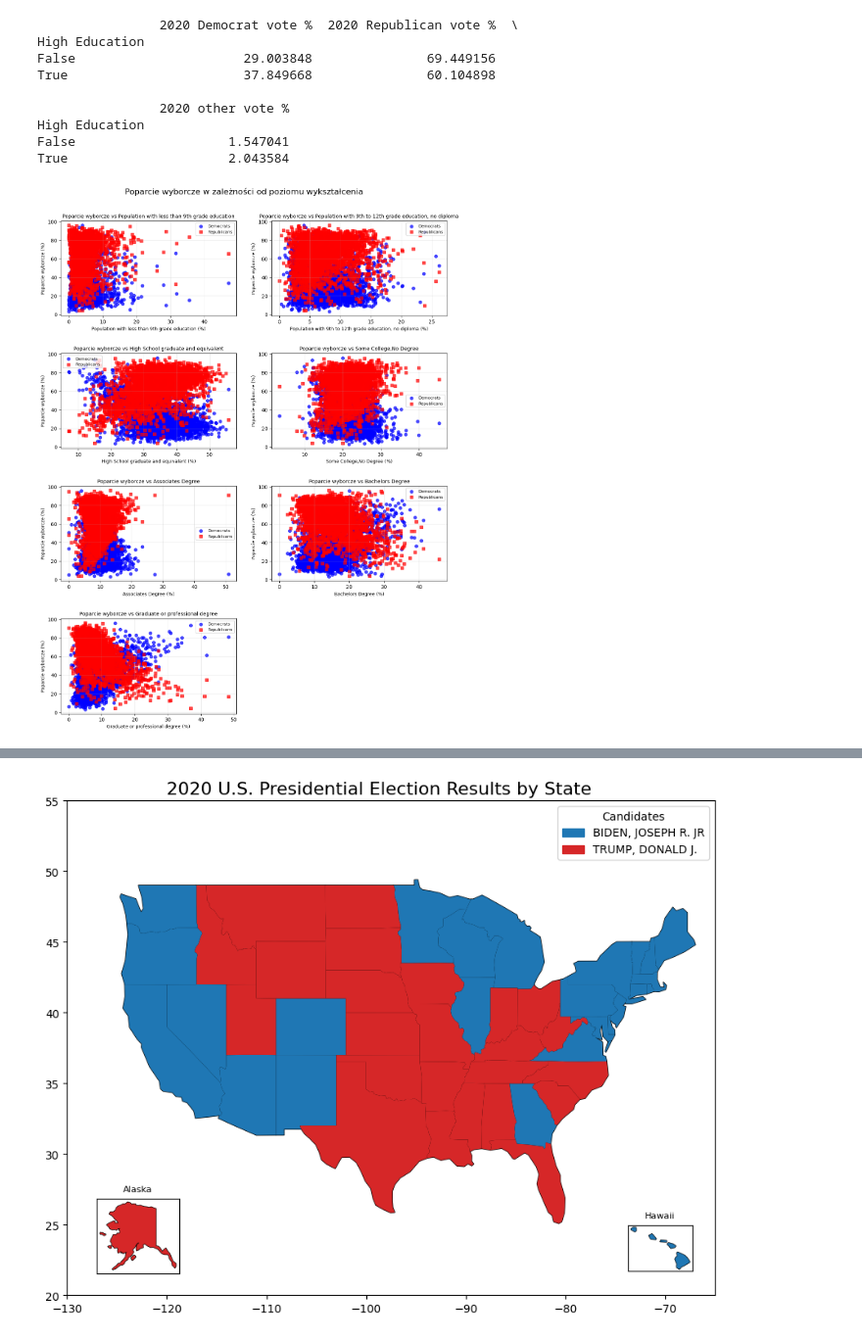
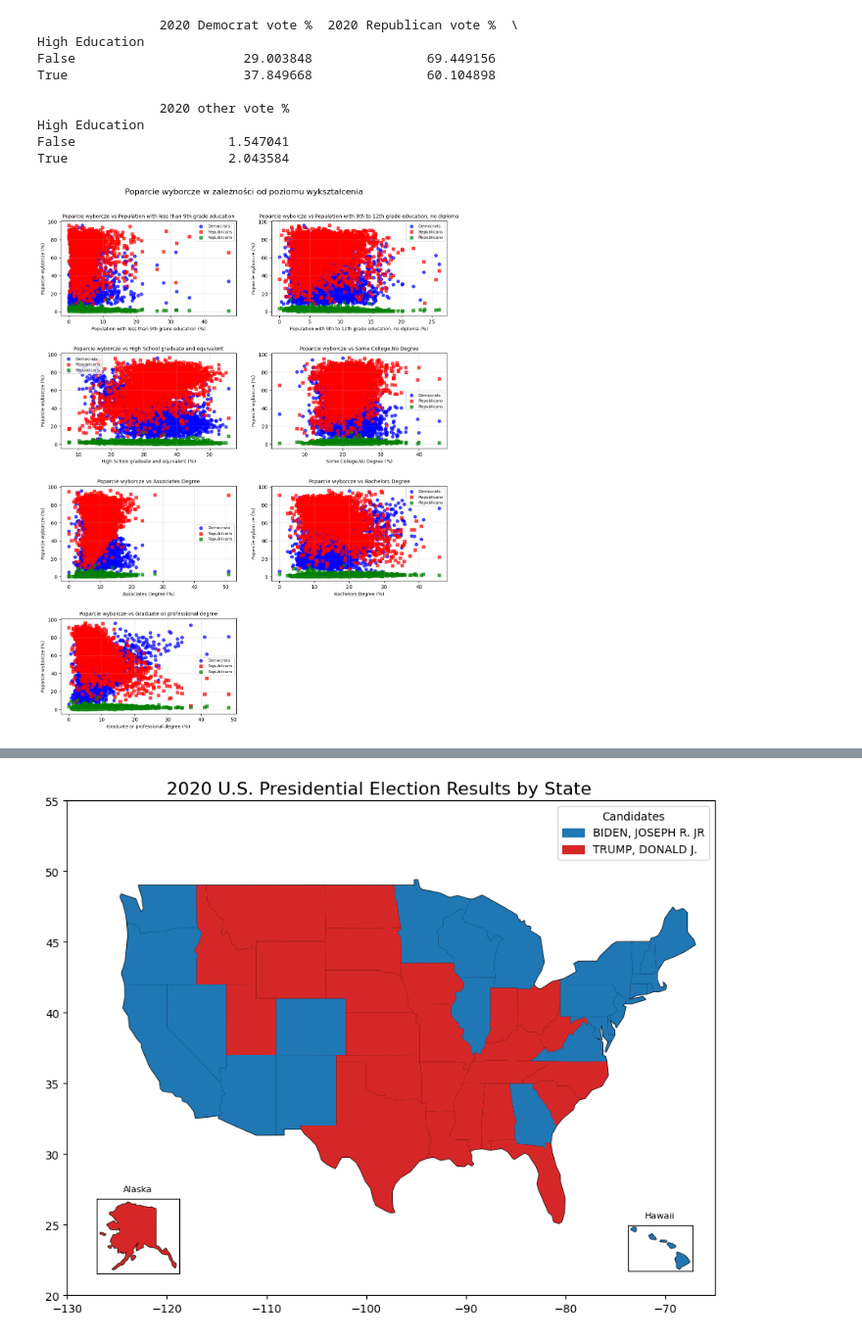
Before and after one commit to HowToCarpeDiem/Analysis-of-the-2020-US-presidential-election, a Jupyter notebook: geop1.ipynb, the cells around one changed output, grey strips where cells are left out. Shown at 98% size. Cells and saved outputs as stored; diff of their text form; code cells hidden in the pictures.

```diff
--- a/geop1.ipynb
+++ b/geop1.ipynb
@@ -93,32 +112,33 @@ True                     2.043584
 # %%
 plt.figure(figsize=(12, 15))  # Zmiana wielkości figury na bardziej wydłużoną
 
 # Kolory i style markerów
-kolory = ['blue', 'red']
-markery = ['o', 's']
+kolory = ['blue', 'red', 'green']
+markery = ['o', 's', 's']
 
 # Liczba wierszy i kolumn
 liczba_wierszy = 4
 liczba_kolumn = 2
 
 # Tworzenie wykresów dla każdego poziomu edukacji
 for i, kolumna in enumerate(kolumny_edukacja):
     plt.subplot(liczba_wierszy, liczba_kolumn, i + 1)  # Siatka z 2 kolumnami
     plt.scatter(dane[kolumna], dane['2020 Democrat vote %'], color=kolory[0], marker=markery[0], alpha=0.7, label='Democrats')
     plt.scatter(dane[kolumna], dane['2020 Republican vote %'], color=kolory[1], marker=markery[1], alpha=0.7, label='Republicans')
+    plt.scatter(dane[kolumna], dane['2020 other vote %'], color=kolory[2], marker=markery[2], alpha=0.7, label='Republicans')
 
     # Dodanie tytułu i etykiet
     plt.title(f'Poparcie wyborcze vs {kolumna}', fontsize=10)
     plt.xlabel(f'{kolumna} (%)', fontsize=9)
     plt.ylabel('Poparcie wyborcze (%)', fontsize=9)
     plt.grid(alpha=0.3)
     plt.legend(fontsize=8)
 
 plt.tight_layout(pad=3.0)  # Większe odstępy między wykresami
 plt.suptitle('Poparcie wyborcze w zależności od poziomu wykształcenia', fontsize=16, y=1.02)
 plt.show()
 # %% [output]
-[figure, old version]
+[figure, new version]
 # %%
 # dane_srednie = dane.groupby('state').mean(numeric_only=True).reset_index()
 # plt.figure(figsize=(12, 15))  # Zmiana wielkości figury na bardziej wydłużoną
```
Also changed, not shown: parts of 13 cells of this notebook, 1 other file.
